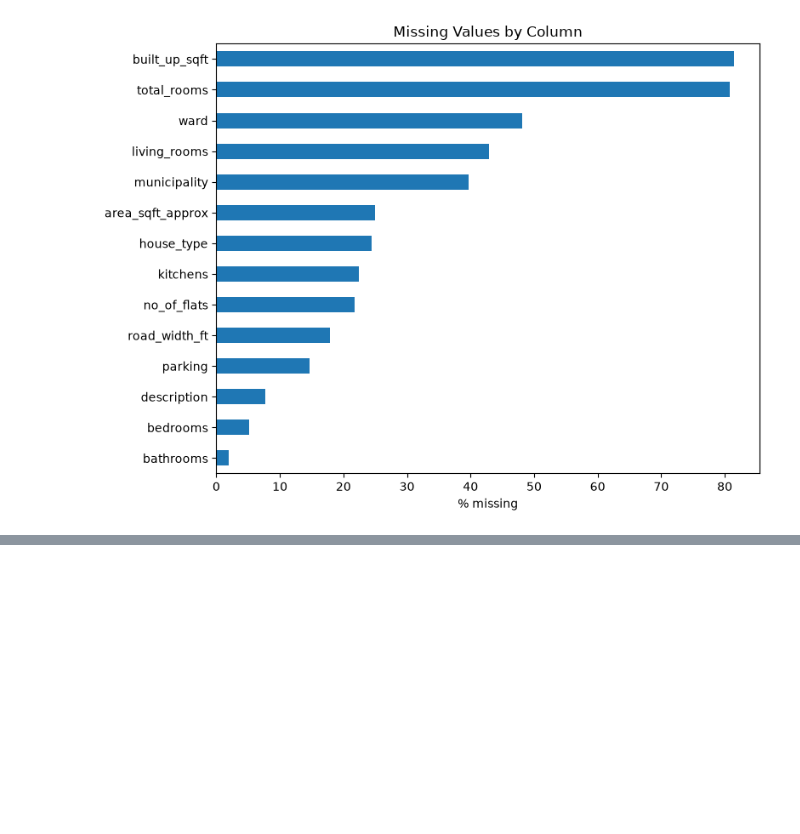
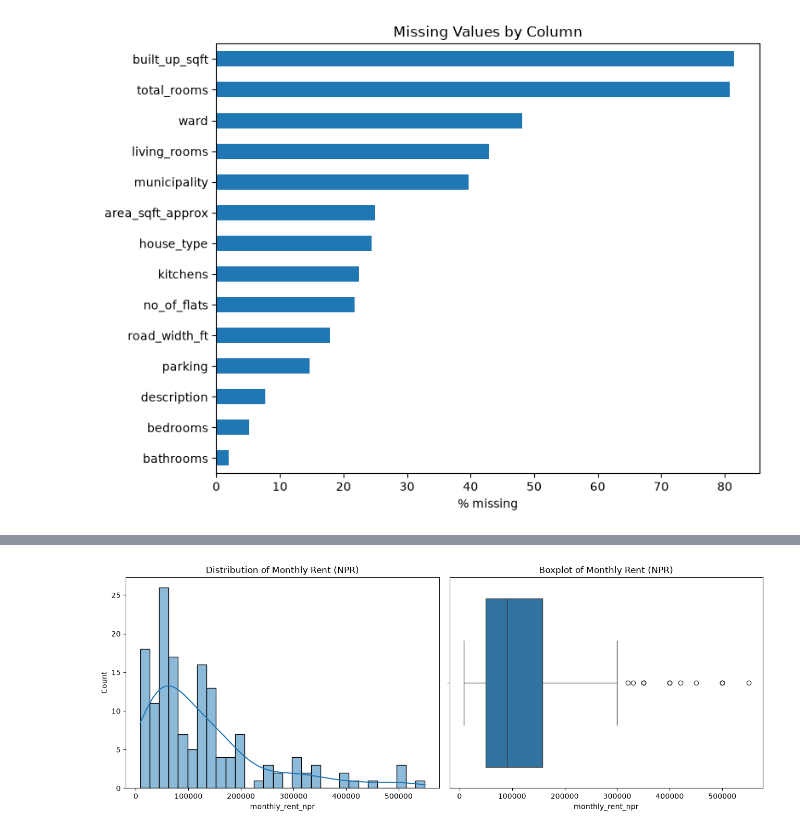
Before and after one commit to Anisha-Rijal-09/Kathmandu-Rental-Price-Predictor, a Jupyter notebook: main.ipynb, the cells around one changed output, grey strips where cells are left out. Saved outputs shown, nothing was run; the diff lists cells and outputs as text; code cells hidden in the pictures; blank space fills up the shorter version.

```diff
--- a/main.ipynb
+++ b/main.ipynb
@@ -100,0 +131,4 @@ dtype: float64
+# %%
+data = data[data["monthly_rent_npr"] <= 1000000].copy()
+print("Shape after removing sale-price outliers:", data.shape)
+print(data["monthly_rent_npr"].describe())
@@ -100,0 +146,13 @@ dtype: float64
+# %%
+fig, axes = plt.subplots(1, 2, figsize=(13, 5))
+sns.histplot(data["monthly_rent_npr"], bins=30, kde=True, ax=axes[0])
+axes[0].set_title("Distribution of Monthly Rent (NPR)")
+
+
+sns.boxplot(x=data["monthly_rent_npr"], ax=axes[1])
+axes[1].set_title("Boxplot of Monthly Rent (NPR)")
+
+plt.tight_layout()
+plt.show()
+# %% [output]
+[figure, added]
```
Also changed, not shown: parts of 33 cells of this notebook.
